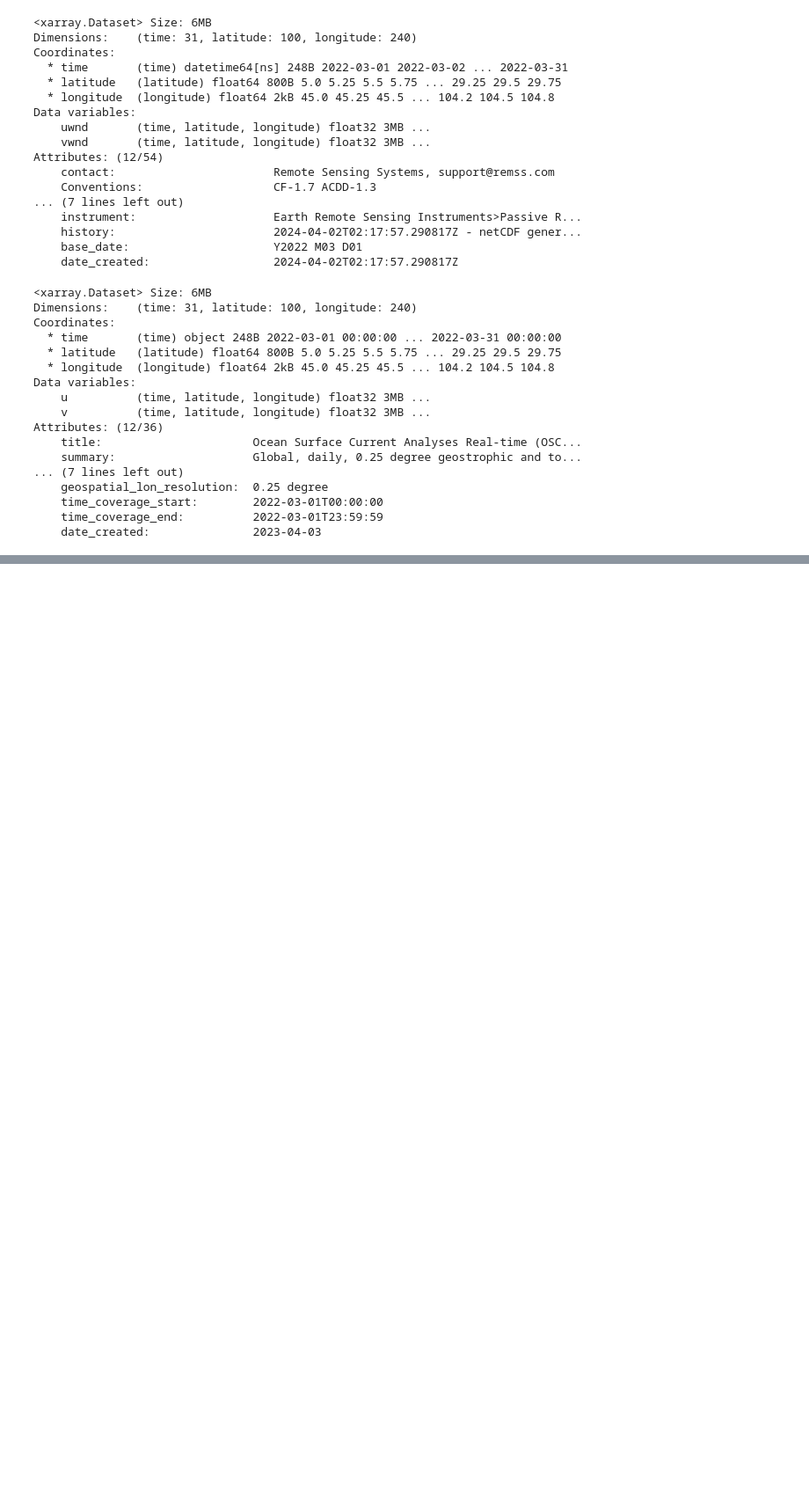
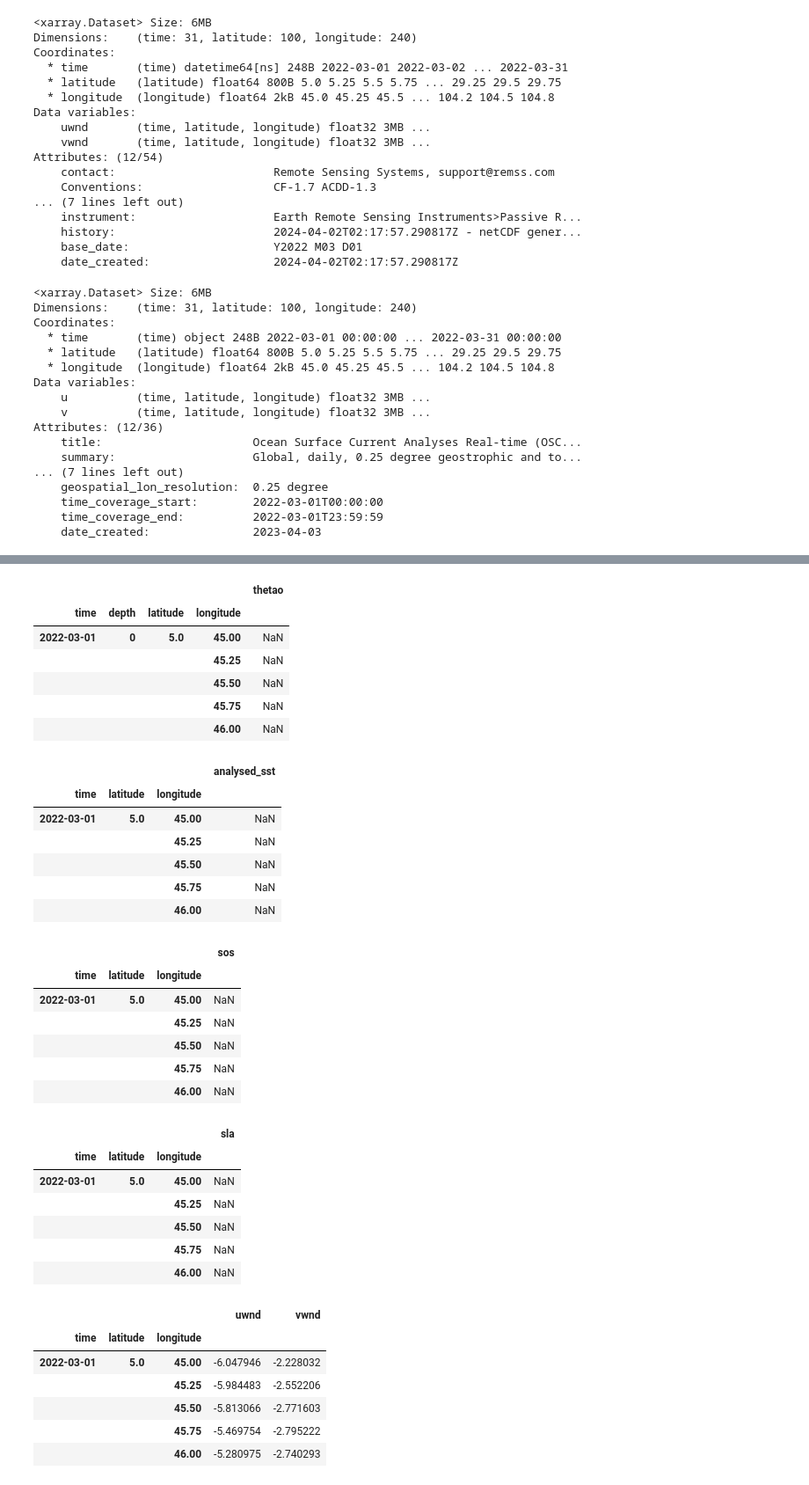
Before and after one commit to ShreyData/OceanEmbed, a Jupyter notebook: Data/data_prep.ipynb, the cells around one changed output, grey strips where cells are left out. Shown at 88% size. Cells and saved outputs as stored; diff of their text form; code cells hidden in the pictures; blank space fills up the shorter version.

```diff
--- a/Data/data_prep.ipynb
+++ b/Data/data_prep.ipynb
@@ -128,0 +258,50 @@ Attributes: (12/36)
+# %%
+trgt_df = trgt_sample.to_dataframe()
+sst_df = sst_sample.to_dataframe()
+sss_df = sss_sample.to_dataframe()
+ssh_df = ssh_sample.to_dataframe()
+winds_df = winds_sample.to_dataframe()
+currents_df = currents_sample.to_dataframe()
+# %%
+display(trgt_df.head())
+display(sst_df.head())
+display(sss_df.head())
+display(ssh_df.head())
+display(winds_df.head())
+display(currents_df.head())
+# %% [output]
+|  |  |  |  | thetao |
+| time | depth | latitude | longitude |  |
+| 2022-03-01 | 0 | 5.0 | 45.00 | NaN |
+|  |  |  | 45.25 | NaN |
+|  |  |  | 45.50 | NaN |
+|  |  |  | 45.75 | NaN |
+|  |  |  | 46.00 | NaN |
+|  |  |  | analysed_sst |
+| time | latitude | longitude |  |
+| 2022-03-01 | 5.0 | 45.00 | NaN |
+|  |  | 45.25 | NaN |
+|  |  | 45.50 | NaN |
+|  |  | 45.75 | NaN |
+|  |  | 46.00 | NaN |
+|  |  |  | sos |
+| time | latitude | longitude |  |
+| 2022-03-01 | 5.0 | 45.00 | NaN |
+|  |  | 45.25 | NaN |
+|  |  | 45.50 | NaN |
+|  |  | 45.75 | NaN |
+|  |  | 46.00 | NaN |
+|  |  |  | sla |
+| time | latitude | longitude |  |
+| 2022-03-01 | 5.0 | 45.00 | NaN |
+|  |  | 45.25 | NaN |
+|  |  | 45.50 | NaN |
+|  |  | 45.75 | NaN |
+|  |  | 46.00 | NaN |
+|  |  |  | uwnd | vwnd |
+| time | latitude | longitude |  |  |
+| 2022-03-01 | 5.0 | 45.00 | -6.047946 | -2.228032 |
+|  |  | 45.25 | -5.984483 | -2.552206 |
+|  |  | 45.50 | -5.813066 | -2.771603 |
+|  |  | 45.75 | -5.469754 | -2.795222 |
+|  |  | 46.00 | -5.280975 | -2.740293 |
```
Also changed, not shown: parts of 11 cells of this notebook, 2 other files.
